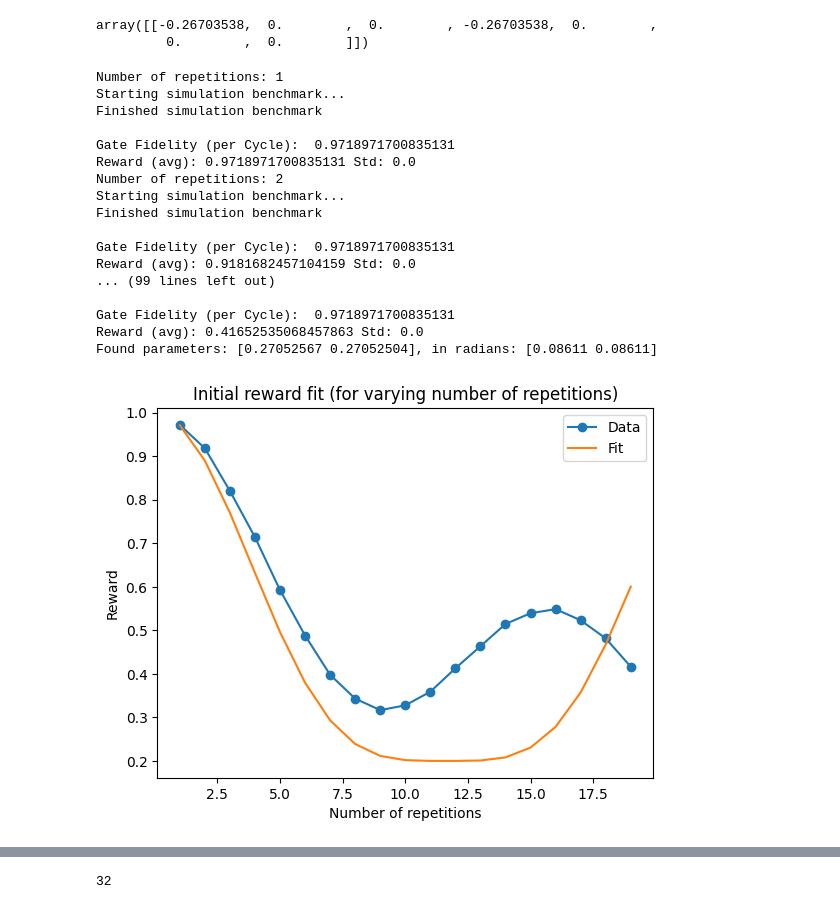
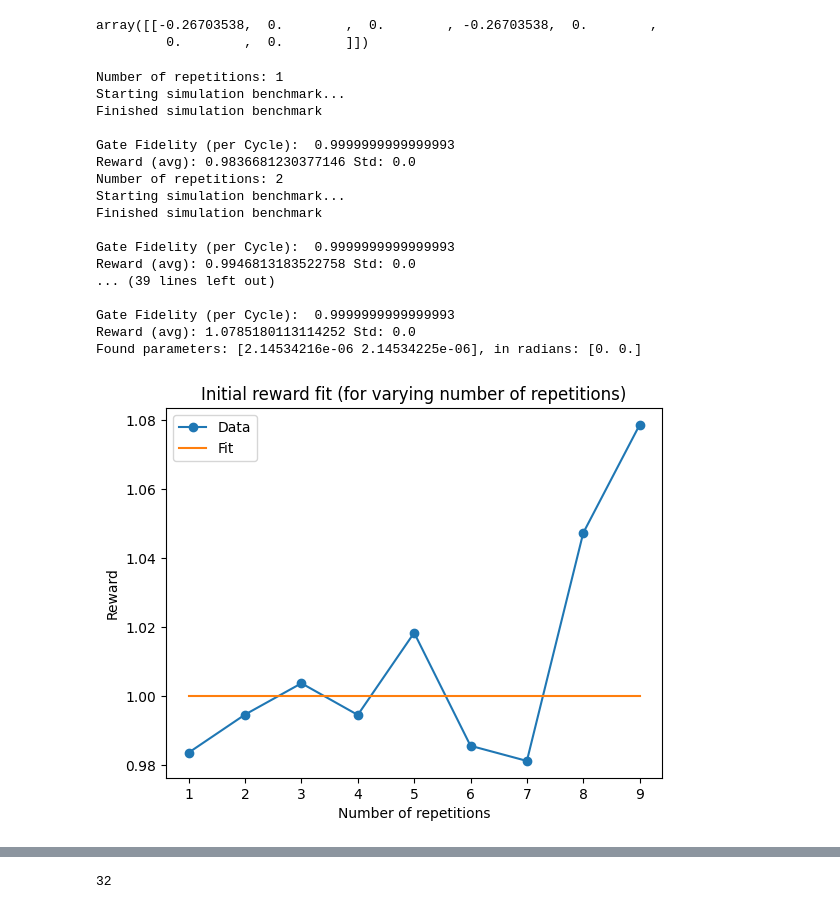
Before and after one commit to arthurostrauss/Quantum_Optimal_Control, a Jupyter notebook: gate_level/spillover_noise_use_case/generic_spillover/sixth_reference_notebook.ipynb, the cells around one changed output, grey strips where cells are left out. Saved outputs shown, nothing was run; the diff lists cells and outputs as text; code cells hidden in the pictures.

Commit message:
Added six_qubits_results for sampling_paulis=50 (ie 12 min of runtime))

```diff
--- a/gate_level/spillover_noise_use_case/generic_spillover/sixth_reference_notebook.ipynb
+++ b/gate_level/spillover_noise_use_case/generic_spillover/sixth_reference_notebook.ipynb
@@ -364,7 +364,7 @@ q_env_config = QEnvConfig(
         n_reps_mode="sequential",
         control_flow_enabled=False,
     ),
-    reward="fidelity",
+    reward="channel",
     env_metadata=env_metadata,
 )
 # %%
@@ -450,40 +450,42 @@ opt_action
 # %% [output]
 array([[-0.26703538,  0.        ,  0.        , -0.26703538,  0.        ,
          0.        ,  0.        ]])
+# %%
+general_env.mean_action = opt_action.flatten()
 # %%
 fig, reward_data = general_env.initial_reward_fit(
-    np.zeros((1, 7)),
-    # opt_action,
+    # np.zeros((1, 7)),
+    opt_action,
     ExecutionConfig(
-        sampling_paulis=100,
+        sampling_paulis=50,
         n_shots=10,
         n_reps=list(
-            range(1, 20, 1),
+            range(1, 10, 1),
         ),
         dfe_precision=None,
         seed=q_env_config.seed,
         control_flow_enabled=False,
     ),
     update_fit_params=False,
-    reward_method="fidelity",
+    reward_method="channel",
     fit_p0=list(subsystem_spillover_angles)
 )
 # %% [output]
 Number of repetitions: 1
 Starting simulation benchmark...
 Finished simulation benchmark
 
-Gate Fidelity (per Cycle):  0.9718971700835131
-Reward (avg): 0.9718971700835131 Std: 0.0
+Gate Fidelity (per Cycle):  0.9999999999999993
+Reward (avg): 0.9836681230377146 Std: 0.0
 Number of repetitions: 2
 Starting simulation benchmark...
 Finished simulation benchmark
 
-Gate Fidelity (per Cycle):  0.9718971700835131
-Reward (avg): 0.9181682457104159 Std: 0.0
-... (99 lines left out)
+Gate Fidelity (per Cycle):  0.9999999999999993
+Reward (avg): 0.9946813183522758 Std: 0.0
+... (39 lines left out)
 
-Gate Fidelity (per Cycle):  0.9718971700835131
-Reward (avg): 0.41652535068457863 Std: 0.0
-Found parameters: [0.27052567 0.27052504], in radians: [0.08611 0.08611]
+Gate Fidelity (per Cycle):  0.9999999999999993
+Reward (avg): 1.0785180113114252 Std: 0.0
+Found parameters: [2.14534216e-06 2.14534225e-06], in radians: [0. 0.]
-[figure, old version]
+[figure, new version]
```
Also changed, not shown: parts of 14 cells of this notebook, 4 other files.
